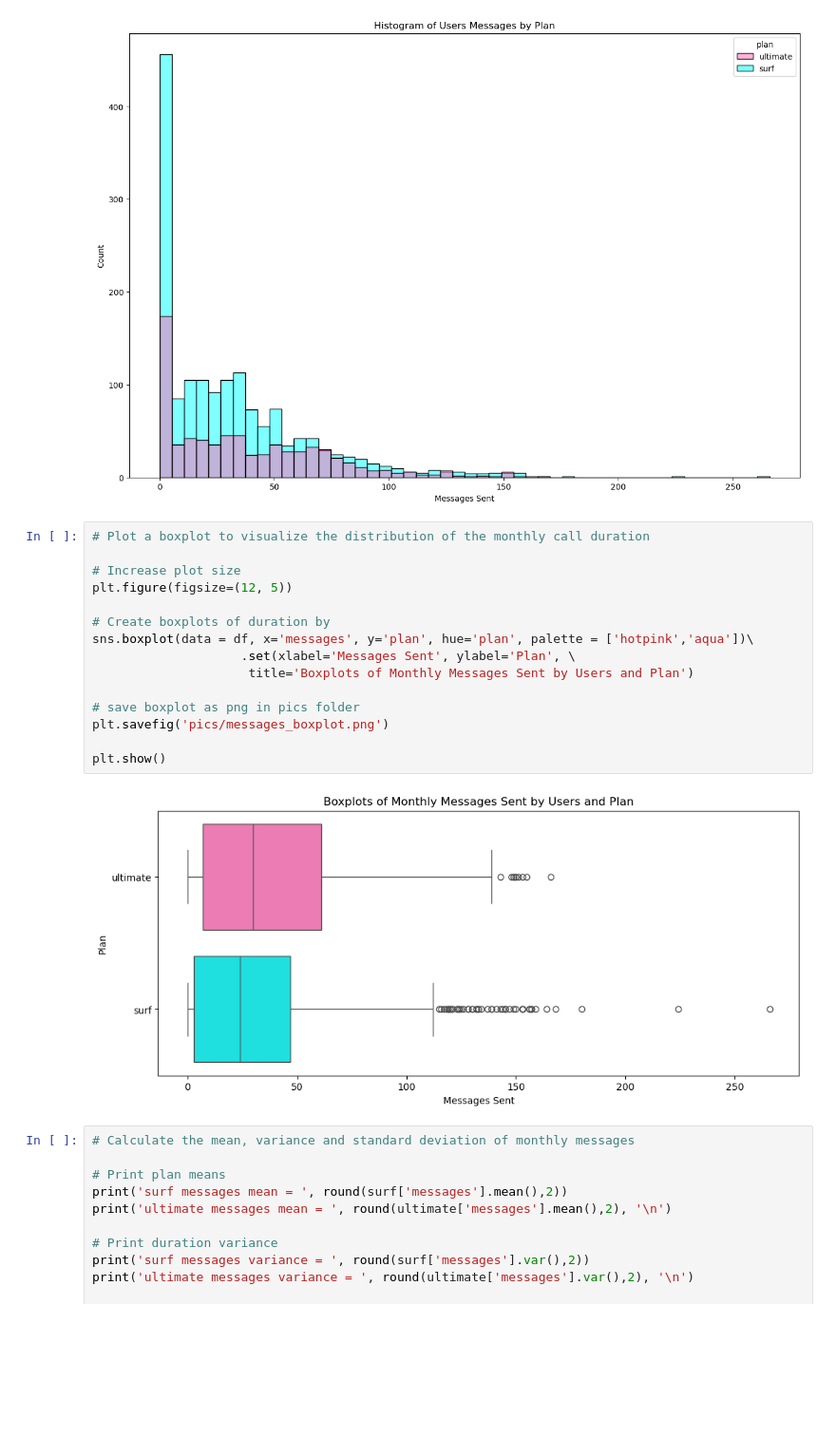
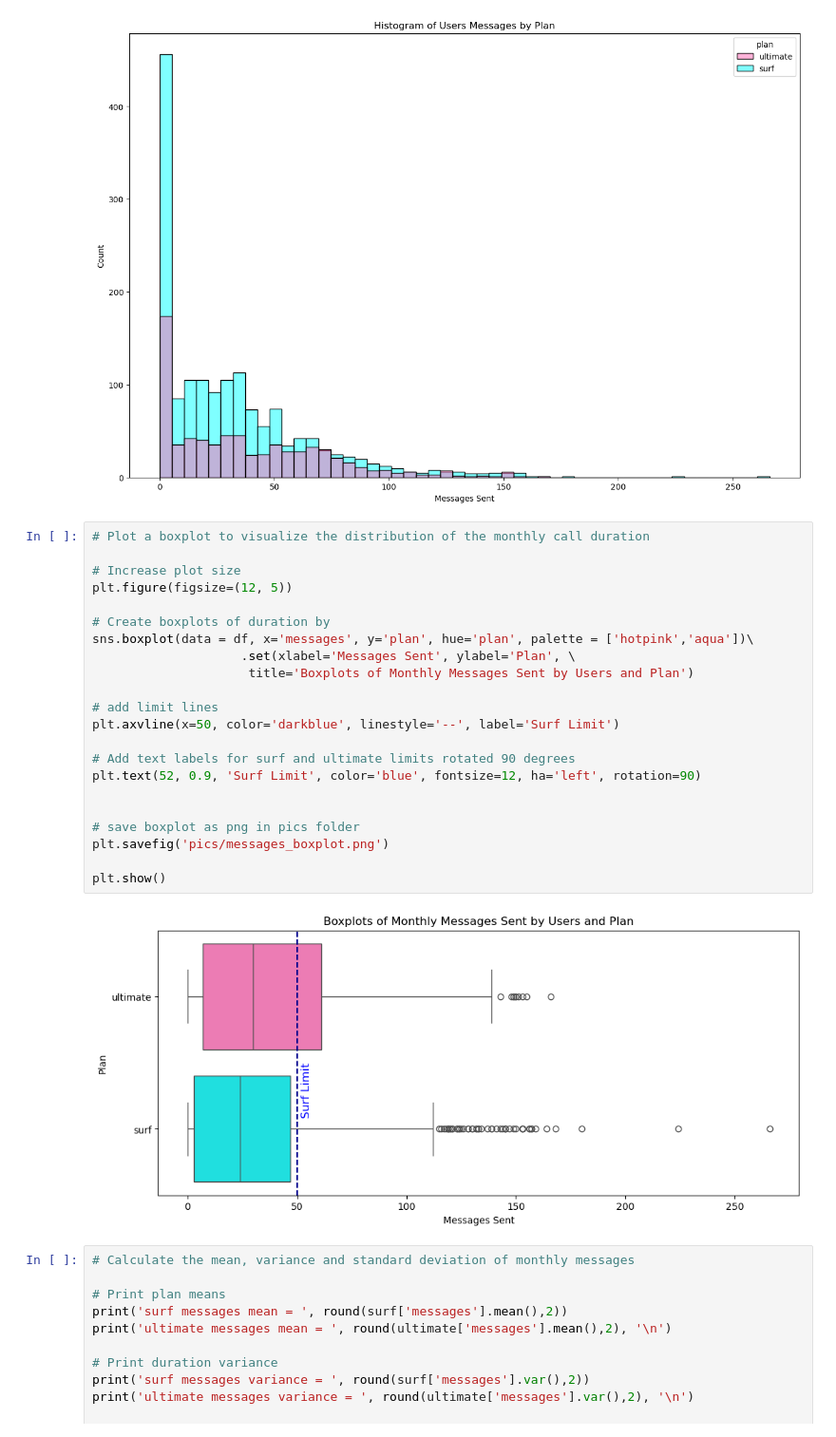
Before and after one commit to danp0kes/triple-ten-projects, a Jupyter notebook: projects/megaline-sda/megaline-sda.ipynb, the cells around one changed output. Shown: that part at 95% size. Cells and saved outputs as stored; diff of their text form; blank space fills up the shorter version.

```diff
--- a/projects/megaline-sda/megaline-sda.ipynb
+++ b/projects/megaline-sda/megaline-sda.ipynb
@@ -679,20 +679,27 @@ plt.show()
 # %%
 # Plot a boxplot to visualize the distribution of the monthly call duration
 
 # Increase plot size
 plt.figure(figsize=(12, 5))
 
 # Create boxplots of duration by
 sns.boxplot(data = df, x='messages', y='plan', hue='plan', palette = ['hotpink','aqua'])\
                     .set(xlabel='Messages Sent', ylabel='Plan', \
                      title='Boxplots of Monthly Messages Sent by Users and Plan')
 
+# add limit lines
+plt.axvline(x=50, color='darkblue', linestyle='--', label='Surf Limit')
+
+# Add text labels for surf and ultimate limits rotated 90 degrees
+plt.text(52, 0.9, 'Surf Limit', color='blue', fontsize=12, ha='left', rotation=90)
+
+
 # save boxplot as png in pics folder
 plt.savefig('pics/messages_boxplot.png')
 
 plt.show()
 # %% [output]
-[figure, old version]
+[figure, new version]
 # %%
 # Calculate the mean, variance and standard deviation of monthly messages
 
```
Also changed, not shown: 2 other files.
